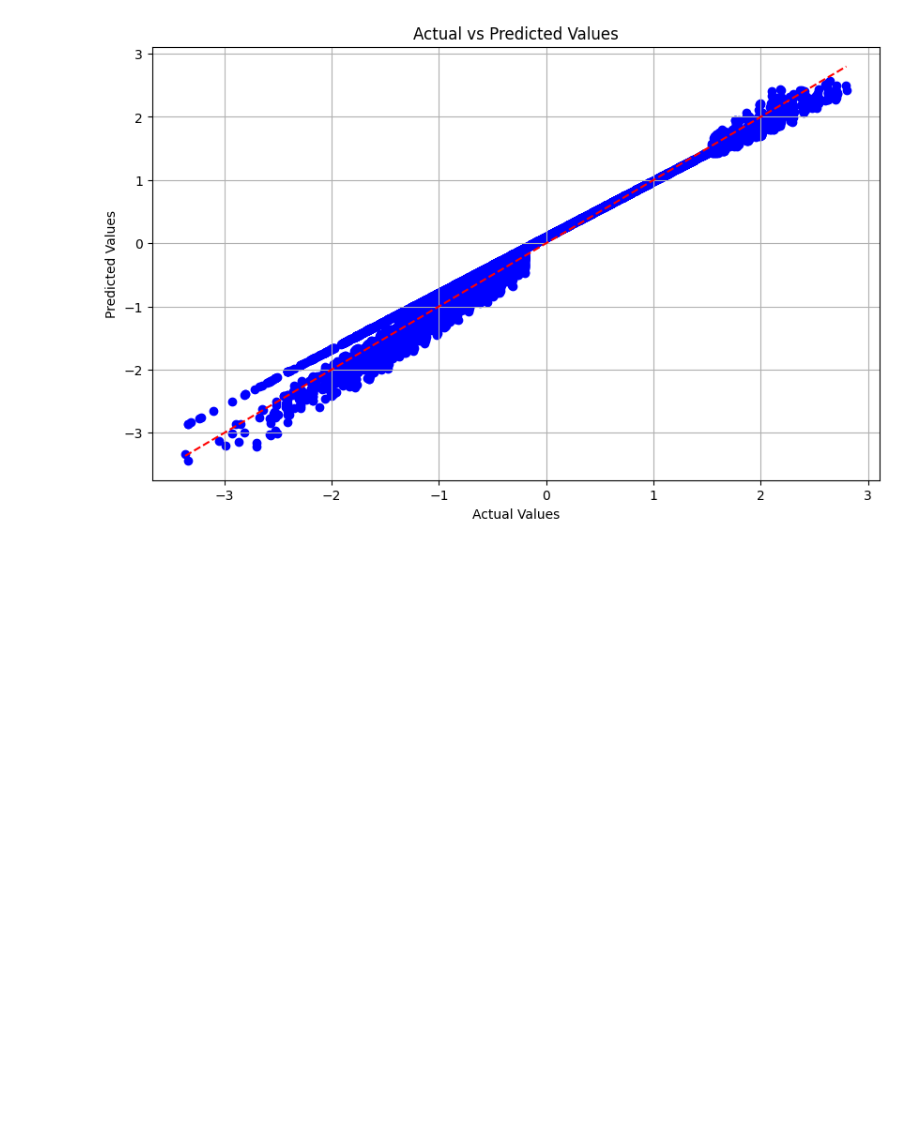
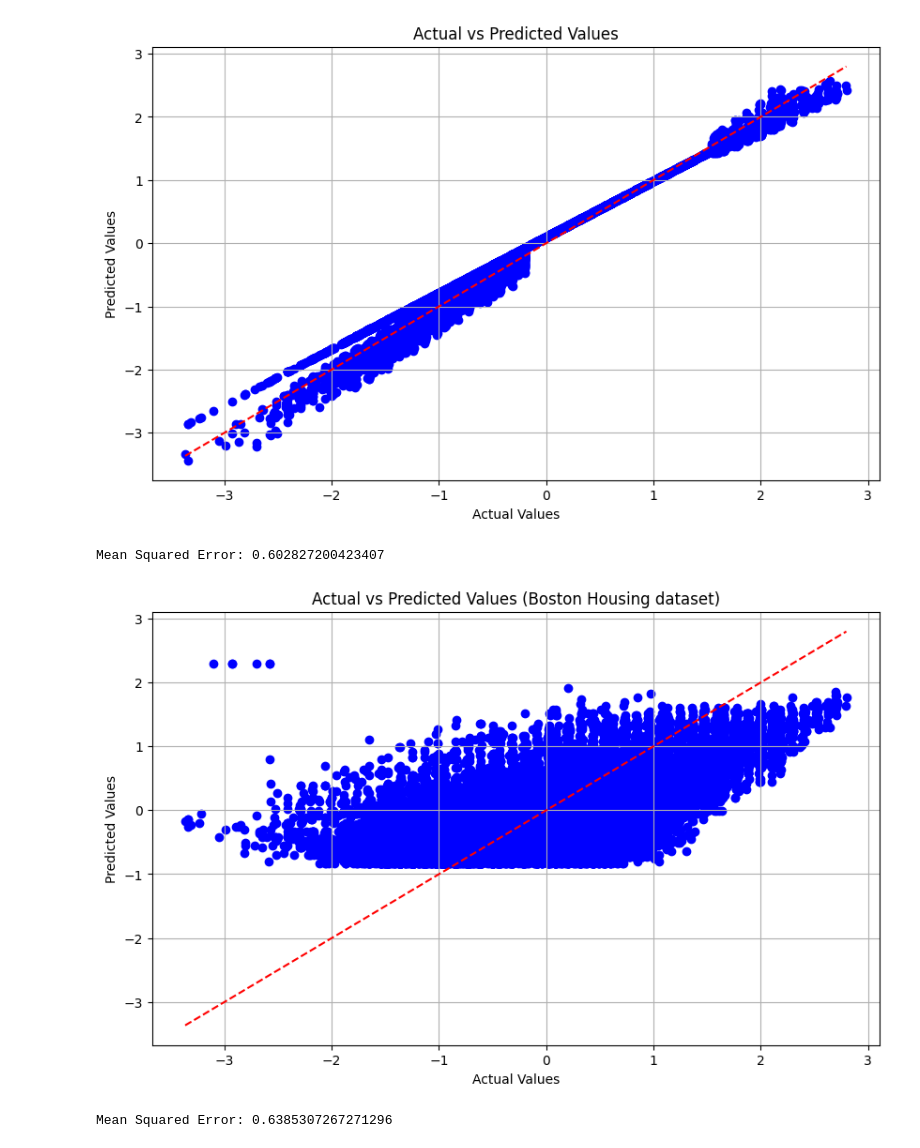
Before and after one commit to nazaninbondarian/MachineLearning2024, a Jupyter notebook: Chapter 1/Question 3/Q3.ipynb, the cells around one changed output. Drawn from its saved outputs; the diff is of its cells as text; code cells hidden in the pictures; blank space fills up the shorter version.

```diff
--- a/Chapter 1/Question 3/Q3.ipynb
+++ b/Chapter 1/Question 3/Q3.ipynb
@@ -348,3 +351,56 @@ plt.grid(True)
 plt.show()
 # %% [output]
 [figure]
+# %%
+# Recursive Least Squares (RLS)
+class RecursiveLeastSquares:
+  def __init__(self, n_features, forgetting_factor=0.995):
+    self.n_features = n_features
+    self.forgetting_factor = forgetting_factor
+    self.theta = np.zeros((n_features, 1))  # Initialize model parameters
+    self.P = np.eye(n_features)  # Initialize covariance matrix
+
+  def fit(self, X, y):
+    errors = []
+    for i in range(len(X)):
+      x_i = X[i].reshape(-1, 1)
+      y_i = y[i]
+
+      # Predict
+      y_pred = np.dot(x_i.T, self.theta)
+
+      # Update
+      error = y_i - y_pred
+      errors.append(error)
+      K = np.dot(self.P, x_i) / (self.forgetting_factor + np.dot(np.dot(x_i.T, self.P), x_i))
+      self.theta = self.theta + np.dot(K, error)
+      self.P = (1 / self.forgetting_factor) * (self.P - np.dot(K, np.dot(x_i.T, self.P)))
+
+    return errors
+
+  def predict(self, X):
+    return np.dot(X, self.theta)
+# %%
+# Initialize and fit the RLS model
+rls1b = RecursiveLeastSquares(n_features=1)
+errors1b=rls1b.fit(X_train1.values, y_train1.values)
+# Make predictions
+y_pred1b = rls1b.predict(X_test1.values)
+# %%
+# Calculate Mean Squared Error
+mse1b = np.mean(np.array(errors1b)**2)
+print("Mean Squared Error:", mse1b)
+# %% [output]
+Mean Squared Error: 0.602827200423407
+# %%
+# Plot actual vs predicted values
+plt.figure(figsize=(10, 6))
+plt.scatter(y_test1, y_pred1b, color='blue')
+plt.plot([y_test1.min(), y_test1.max()], [y_test1.min(), y_test1.max()], color='red', linestyle='--')
+plt.xlabel('Actual Values')
+plt.ylabel('Predicted Values')
+plt.title('Actual vs Predicted Values (Boston Housing dataset)')
+plt.grid(True)
+plt.show()
+# %% [output]
+[figure, added]
@@ -350,0 +413,6 @@ plt.show()
+# %%
+# Calculate Mean Squared Error
+mse2b = np.mean(np.array(errors2b)**2)
+print("Mean Squared Error:", mse2b)
+# %% [output]
+Mean Squared Error: 0.6385307267271296
```
Also changed, not shown: parts of 42 cells of this notebook.
